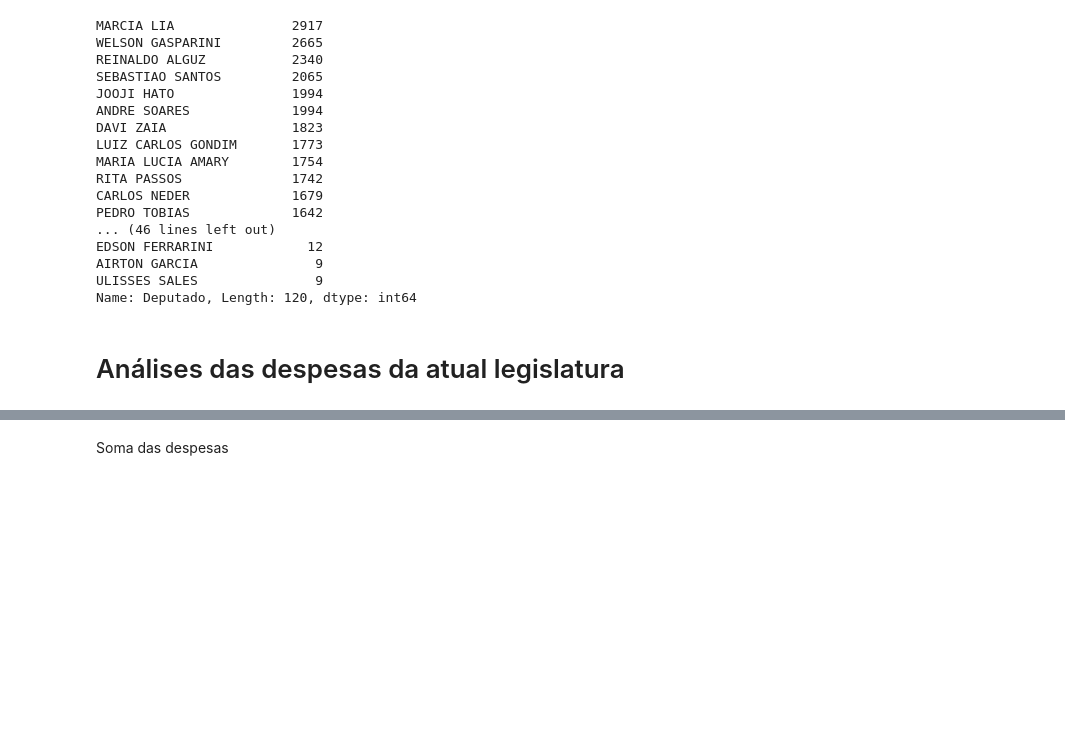
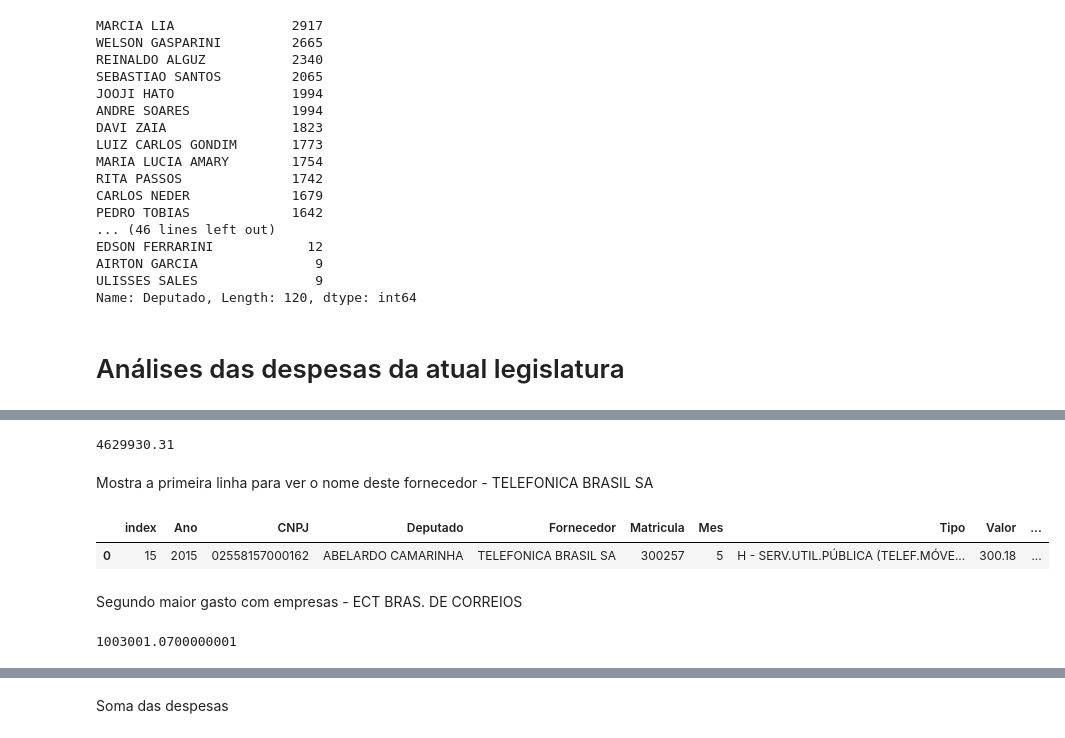
Before and after one commit to reichaves/alesp, a Jupyter notebook: alesp_despesas.ipynb, the cells around one changed output, grey strips where cells are left out. Cells and saved outputs as stored; diff of their text form; code cells hidden in the pictures; blank space fills up the shorter version.

```diff
--- a/alesp_despesas.ipynb
+++ b/alesp_despesas.ipynb
@@ -522,0 +547,19 @@ Name: Deputado, Length: 120, dtype: int64
+# %%
+despesa_selecionada = despesas_atuais_final[(despesas_atuais_final['cnpj_raiz_fornecedor'] == '02558157')]
+despesa_selecionada['Valor'].sum()
+# %% [output]
+4629930.31
+# %% [markdown]
+Mostra a primeira linha para ver o nome deste fornecedor - TELEFONICA BRASIL SA
+# %%
+despesa_selecionada.reset_index().head(1)
+# %% [output]
+|  | index | Ano | CNPJ | Deputado | Fornecedor | Matricula | Mes | Tipo | Valor | ... |
+| 0 | 15 | 2015 | 02558157000162 | ABELARDO CAMARINHA | TELEFONICA BRASIL SA | 300257 | 5 | H - SERV.UTIL.PÚBLICA (TELEF.MÓVE... | 300.18 | ... |
+# %% [markdown]
+Segundo maior gasto com empresas - ECT BRAS. DE CORREIOS
+# %%
+despesa_selecionada = despesas_atuais_final[(despesas_atuais_final['cnpj_raiz_fornecedor'] == '34028316')]
+despesa_selecionada['Valor'].sum()
+# %% [output]
+1003001.0700000001
```
Also changed, not shown: parts of 9 cells of this notebook.
